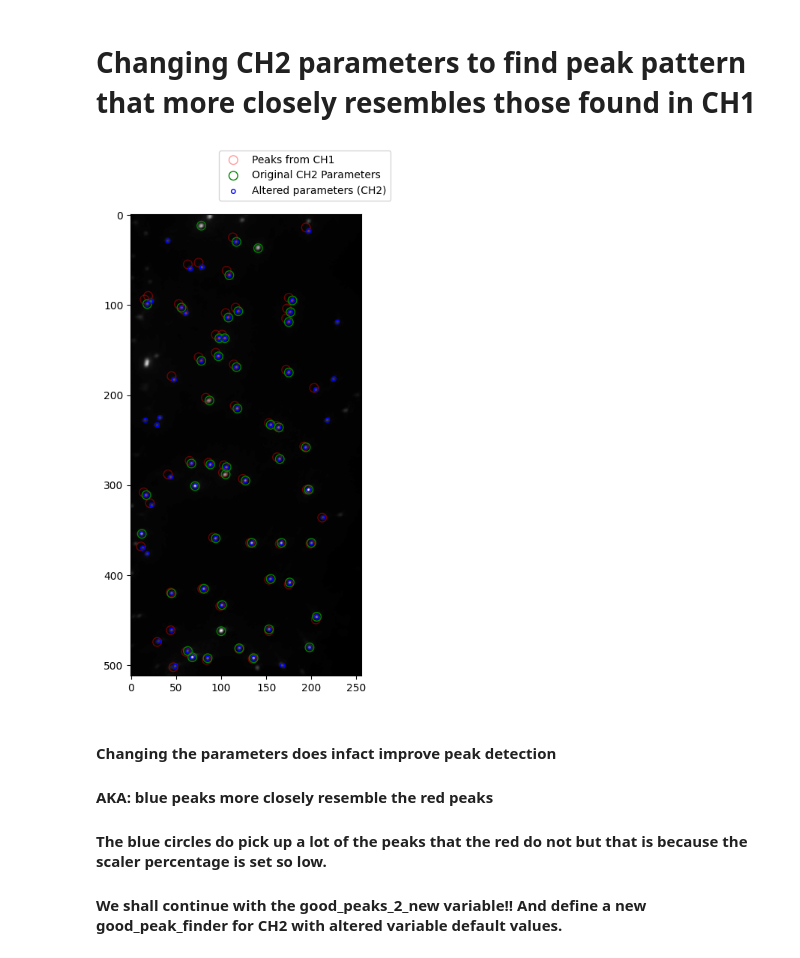
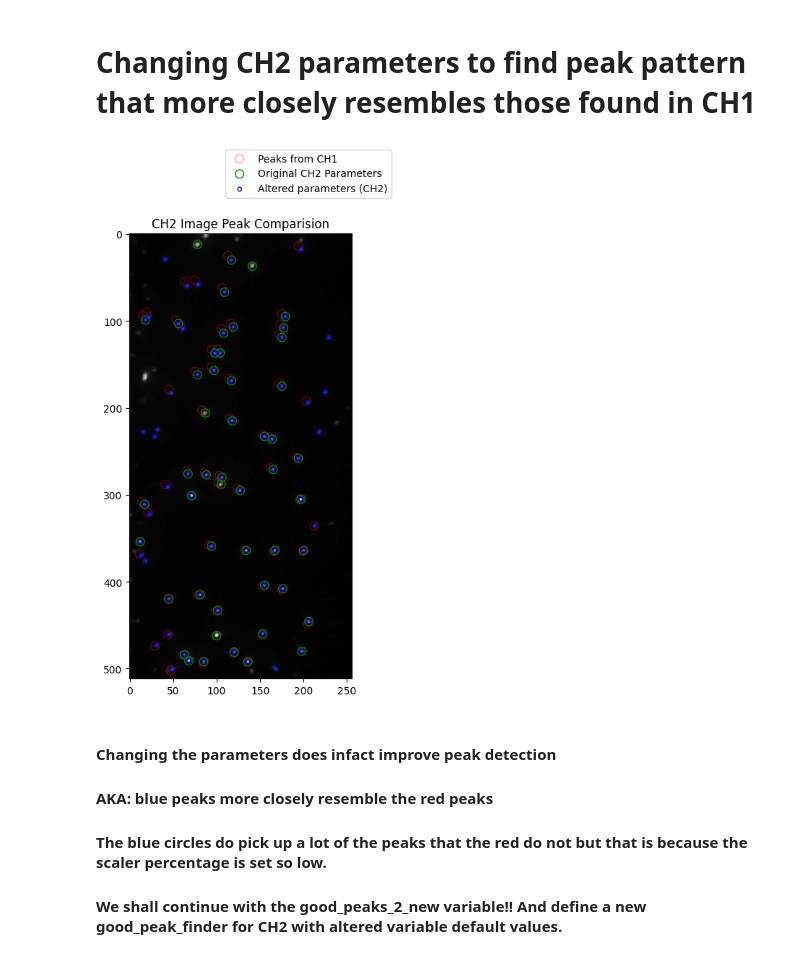
Before and after one commit to ljhason/smImaging-Exploration, a Jupyter notebook: img_avg_map/find_peaks_ch2.ipynb, the cells around one changed output. Cells and saved outputs as stored; diff of their text form; code cells hidden in the pictures.

```diff
--- a/img_avg_map/find_peaks_ch2.ipynb
+++ b/img_avg_map/find_peaks_ch2.ipynb
@@ -75,18 +79,19 @@ plt.show()
 # %%
 #Changing any parameters to see if the blue circle more closely resemble the red circles.
 peaks_coords_IDL_CH2_new = find_peaks_scipy_IDL(CH2_img_path, sigma=2, block_size=16, scaler_percent=10)[0]
 good_peaks_2_new,_ = good_peak_finder_CH2(CH2_img_path, sigma=2, block_size=16, scaler_percent=10, boarder=10, max_rad=3)
 
-plt.figure(figsize=(16,8))
+fig, ax = plt.subplots(figsize=(16, 8))
+ax.set_title("CH2 Image Peak Comparision")
 plt.imshow(image_CH2, cmap="gray")
 plt.scatter(good_peaks_1[:, 1], good_peaks_1[:, 0], s=70, facecolors='none', edgecolors='r', alpha = 0.4, label='Peaks from CH1')
 plt.scatter(good_peaks_2[:, 1], good_peaks_2[:, 0], s=70, facecolors='none', edgecolors='g', label='Original CH2 Parameters')
 plt.scatter(good_peaks_2_new[:, 1], good_peaks_2_new[:, 0], s=15, facecolors='none', edgecolors='b', label='Altered parameters (CH2)')
 #move legend upwards
-plt.legend(loc='upper right', bbox_to_anchor=(1.15, 1.15))
+plt.legend(loc='upper right', bbox_to_anchor=(1.2, 1.2))
 plt.show();
 # %% [output]
-[figure, old version]
+[figure, new version]
 # %% [markdown]
 #### Changing the parameters does infact improve peak detection
 #### AKA: blue peaks more closely resemble the red peaks
```
Also changed, not shown: parts of 6 cells of this notebook, 2 other files.
